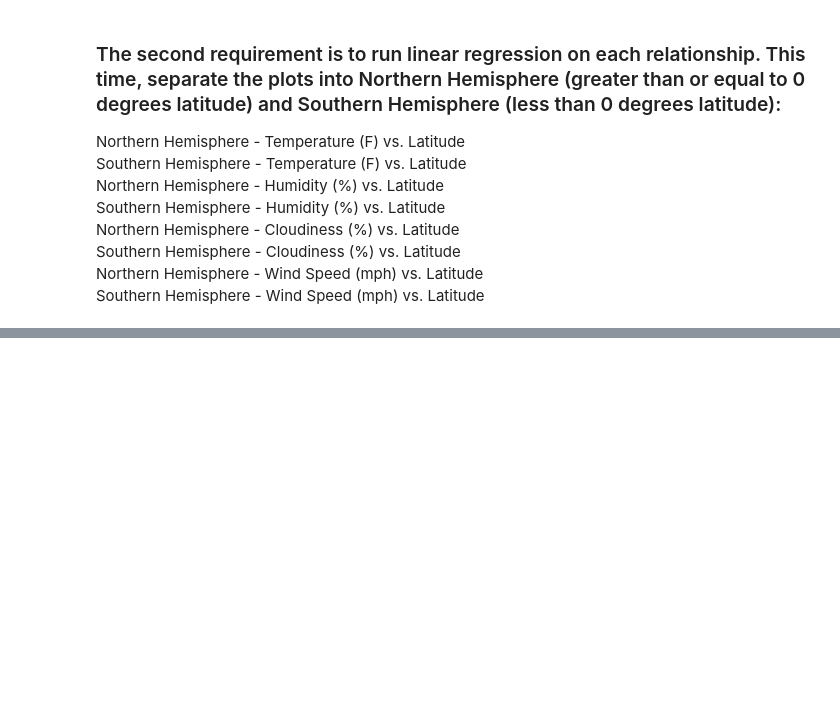
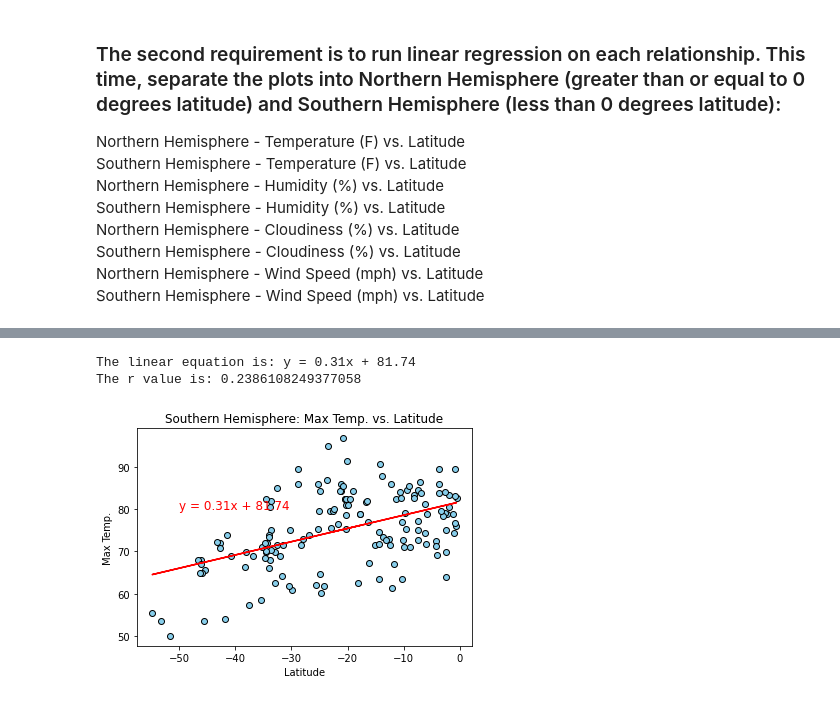
Before and after one commit to jagnoor/python-api-challenge, a Jupyter notebook: WeatherPy/WeatherPy.ipynb, the cells around one changed output, grey strips where cells are left out. Saved outputs shown, nothing was run; the diff lists cells and outputs as text; code cells hidden in the pictures; blank space fills up the shorter version.

```diff
--- a/WeatherPy/WeatherPy.ipynb
+++ b/WeatherPy/WeatherPy.ipynb
@@ -212,19 +247,23 @@ plt.savefig("Figures/north_maxtemp_latitude_lr.png")
 # %%
-x_values = southern_hemisphere["Latitude"]
-y_values = southern_hemisphere["Max Temp."]
+x_values = southern_hemisphere["Lat"]
+y_values = southern_hemisphere["Max Temp"]
 
 (slope, intercept, rvalue, pvalue, stderr) = linregress(x_values, y_values)
 regress_values = x_values * slope + intercept
 line_eq = "y = " + str(round(slope, 2)) + "x + " + str(round(intercept, 2))
 
 plt.scatter(x_values, y_values, edgecolor="black", facecolor="skyblue")
 plt.plot(x_values, regress_values, 'r-')
 plt.title("Southern Hemisphere: Max Temp. vs. Latitude")
 plt.xlabel("Latitude")
 plt.ylabel("Max Temp.")
 plt.annotate(line_eq, (-50,80), fontsize=12, color="red")
 print(f"The linear equation is: {line_eq}")
 print(f"The r value is: {rvalue**2}")
-plt.savefig("Figures/south_maxtemp_latitude_lr.png")
+plt.savefig("../Images/south_maxtemp_latitude_lr.png")
+# %% [output]
+The linear equation is: y = 0.31x + 81.74
+The r value is: 0.2386108249377058
+[figure, added]
 # %%
 y_values = northern_hemisphere["Humidity"]
```
Also changed, not shown: parts of 17 cells of this notebook, 14 other files.
